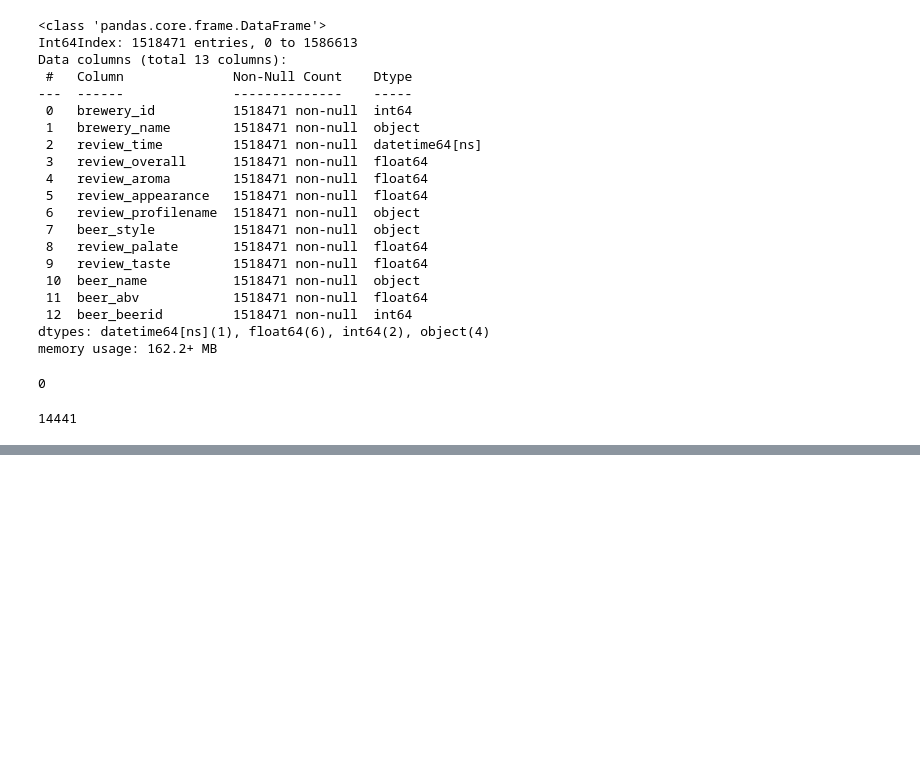
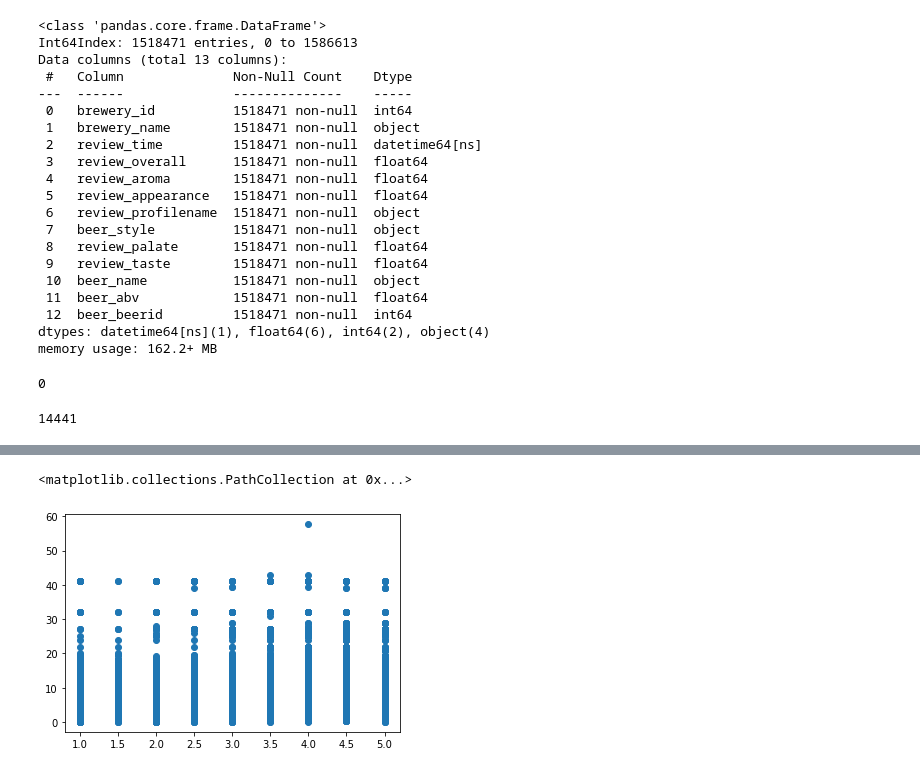
Before and after one commit to chase-dalton/Das-Boot-Brew-Review, a Jupyter notebook: Machine_learning/beer_reviews_investigate.ipynb, the cells around one changed output, grey strips where cells are left out. Cells and saved outputs as stored; diff of their text form; code cells hidden in the pictures; blank space fills up the shorter version.

```diff
--- a/Machine_learning/beer_reviews_investigate.ipynb
+++ b/Machine_learning/beer_reviews_investigate.ipynb
@@ -225,0 +335,7 @@ Name: review_overall, dtype: float64
+# %%
+x = beer_df["review_overall"]
+y = beer_df["beer_abv"]
+plt.scatter(x,y)
+# %% [output]
+<matplotlib.collections.PathCollection at 0x...>
+[figure, added]
```
Also changed, not shown: parts of 17 cells of this notebook.
